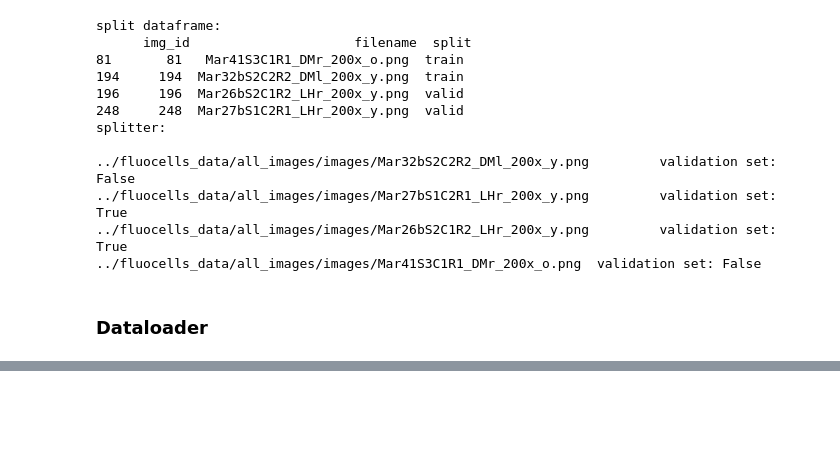
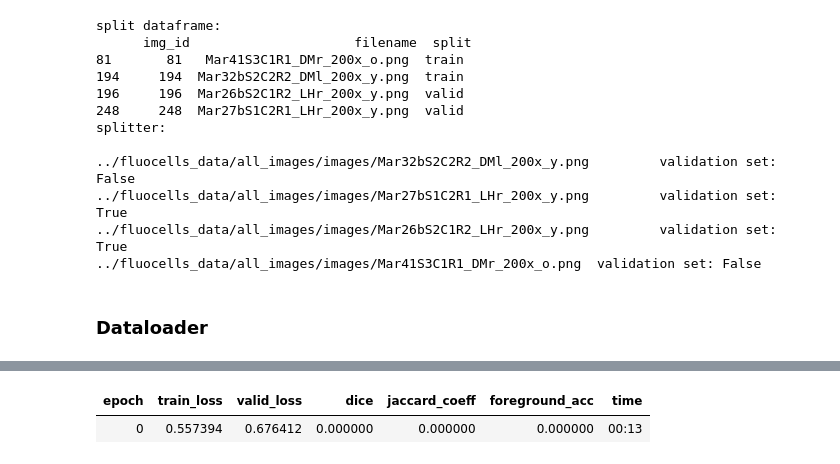
Before and after one commit to DeepLearningItalia/Cell_Counting_Res_UNet, a Jupyter notebook: notebooks/03.04 - Training - Training loop.ipynb, the cells around one changed output, grey strips where cells are left out. Cells and saved outputs as stored; diff of their text form; code cells hidden in the pictures; blank space fills up the shorter version.

```diff
--- a/notebooks/03.04 - Training - Training loop.ipynb
+++ b/notebooks/03.04 - Training - Training loop.ipynb
@@ -128,10 +128,11 @@ splitter = FuncSplitter(lambda p: is_valid(p))
 # alternative: random splitter
 # RandomSplitter(valid_pct=0.3, seed=42),
 
+BS = 32
 # dataloader
 dls = SegmentationDataLoaders.from_label_func(
     data_path, fnames=trainval_fnames, label_func=label_func,
-    bs=2,
+    bs=BS,
     splitter=splitter,
     #     item_tfms=pre_tfms,
     batch_tfms=tfms,
@@ -150,0 +365,5 @@ torch.Size([2, 3, 224, 224]) torch.Size([2, 224, 224])
+# %%
+learn.fit(n_epoch=1, lr=cfg.lr)
+# %% [output]
+| epoch | train_loss | valid_loss | dice | jaccard_coeff | foreground_acc | time |
+| 0 | 0.557394 | 0.676412 | 0.000000 | 0.000000 | 0.000000 | 00:13 |
```
Also changed, not shown: parts of 24 cells of this notebook.
